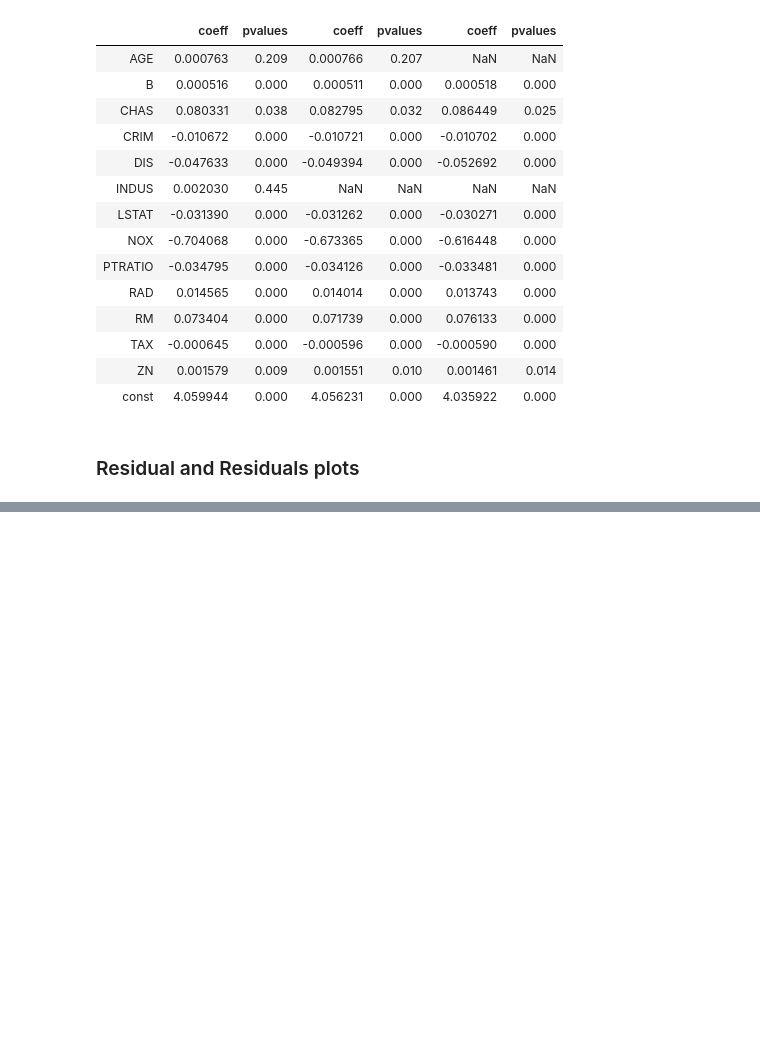
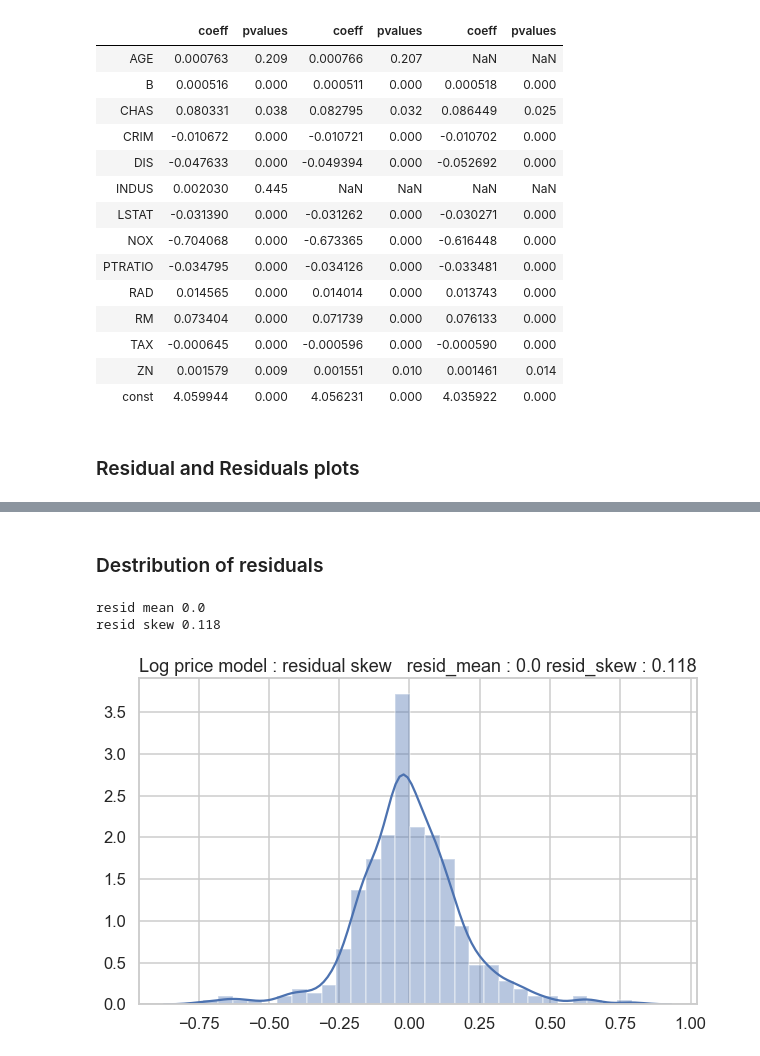
Before and after one commit to Nagaraj-U/Boston-Houseprice-Predictions, a Jupyter notebook: Boston_HousePrices_Prediction.ipynb, the cells around one changed output, grey strips where cells are left out. Drawn from its saved outputs; the diff is of its cells as text; code cells hidden in the pictures; blank space fills up the shorter version.

```diff
--- a/Boston_HousePrices_Prediction.ipynb
+++ b/Boston_HousePrices_Prediction.ipynb
@@ -958,0 +970,17 @@ plt.show()
+# %% [markdown]
+### Destribution of residuals
+# %%
+# checking for normality and mean of residuals
+resid_mean = round(results.resid.mean(),3)
+resid_skew = round(results.resid.skew(),3)
+print('resid mean' ,resid_mean)
+print('resid skew',resid_skew)
+
+plt.figure(figsize=(10,6))
+sns.distplot(results.resid)
+plt.title(f'Log price model : residual skew   resid_mean : {resid_mean} resid_skew : {resid_skew}' )
+plt.show()
+# %% [output]
+resid mean 0.0
+resid skew 0.118
+[figure, added]
```
Also changed, not shown: parts of 7 cells of this notebook.
